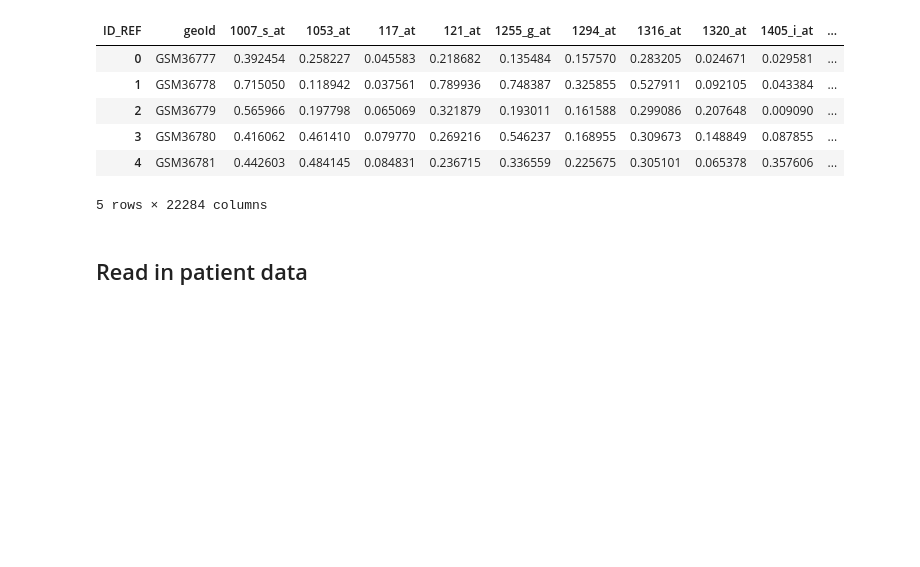
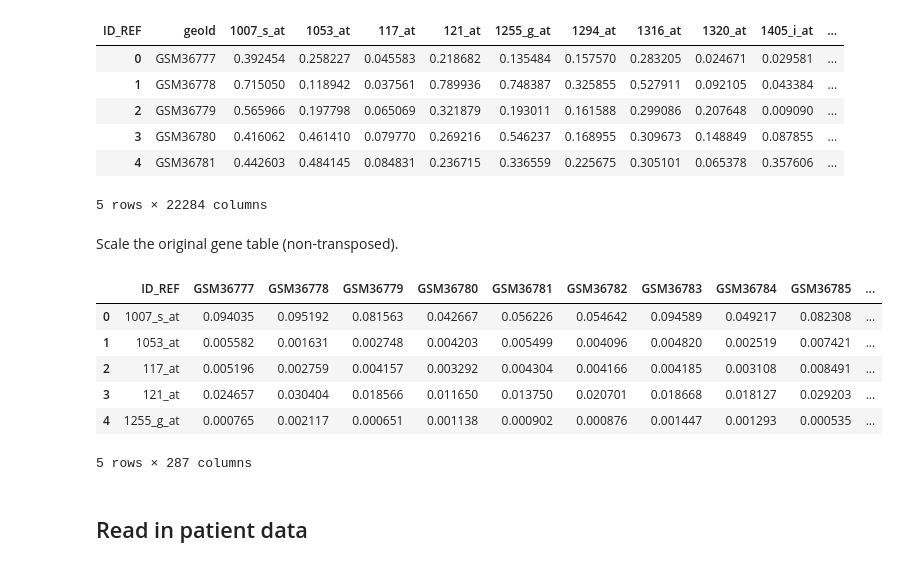
Before and after one commit to hafeild/bin602-fa24, a Jupyter notebook: notebooks/breast-cancer-geo-cleaning.ipynb, the cells around one changed output. Saved outputs shown, nothing was run; the diff lists cells and outputs as text; code cells hidden in the pictures; blank space fills up the shorter version.

```diff
--- a/notebooks/breast-cancer-geo-cleaning.ipynb
+++ b/notebooks/breast-cancer-geo-cleaning.ipynb
@@ -54,6 +55,24 @@ genesTScaled.head()
 | 3 | GSM36780 | 0.416062 | 0.461410 | 0.079770 | 0.269216 | 0.546237 | 0.168955 | 0.309673 | 0.148849 | 0.087855 | ... |
 | 4 | GSM36781 | 0.442603 | 0.484145 | 0.084831 | 0.236715 | 0.336559 | 0.225675 | 0.305101 | 0.065378 | 0.357606 | ... |
 5 rows × 22284 columns
+# %% [markdown]
+Scale the original gene table (non-transposed).
+# %%
+genesScaled = genes.copy()
+genesNumeric = genes.drop(columns=['ID_REF'])
+numericColumns = genesNumeric.columns
+
+scaler = MinMaxScaler()
+genesScaled[numericColumns] = scaler.fit_transform(genesNumeric)
+genesScaled.head()
+# %% [output]
+|  | ID_REF | GSM36777 | GSM36778 | GSM36779 | GSM36780 | GSM36781 | GSM36782 | GSM36783 | GSM36784 | GSM36785 | ... |
+| 0 | 1007_s_at | 0.094035 | 0.095192 | 0.081563 | 0.042667 | 0.056226 | 0.054642 | 0.094589 | 0.049217 | 0.082308 | ... |
+| 1 | 1053_at | 0.005582 | 0.001631 | 0.002748 | 0.004203 | 0.005499 | 0.004096 | 0.004820 | 0.002519 | 0.007421 | ... |
+| 2 | 117_at | 0.005196 | 0.002759 | 0.004157 | 0.003292 | 0.004304 | 0.004166 | 0.004185 | 0.003108 | 0.008491 | ... |
+| 3 | 121_at | 0.024657 | 0.030404 | 0.018566 | 0.011650 | 0.013750 | 0.020701 | 0.018668 | 0.018127 | 0.029203 | ... |
+| 4 | 1255_g_at | 0.000765 | 0.002117 | 0.000651 | 0.001138 | 0.000902 | 0.000876 | 0.001447 | 0.001293 | 0.000535 | ... |
+5 rows × 287 columns
 # %% [markdown]
 ## Read in patient data
 # %%
```
Also changed, not shown: parts of 6 cells of this notebook, 2 other files.
